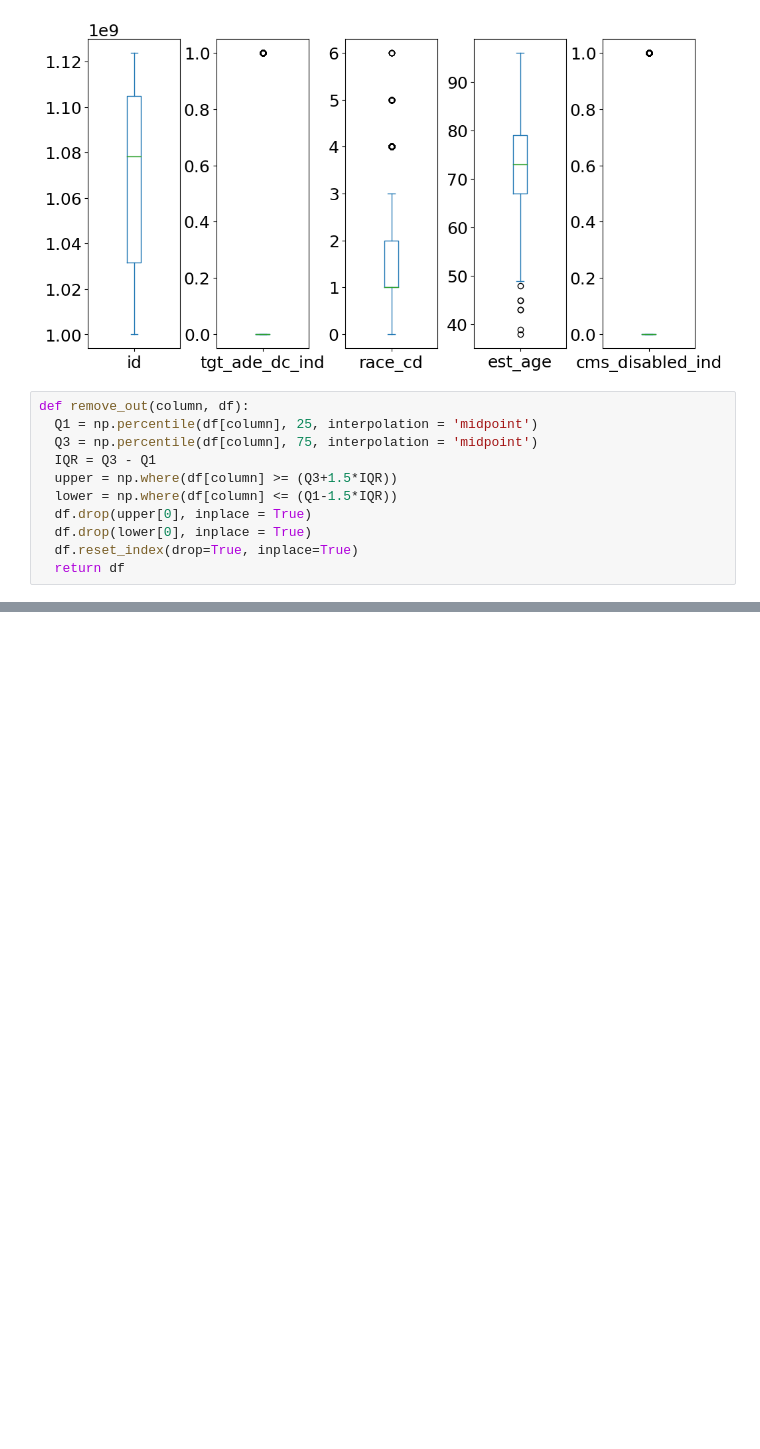
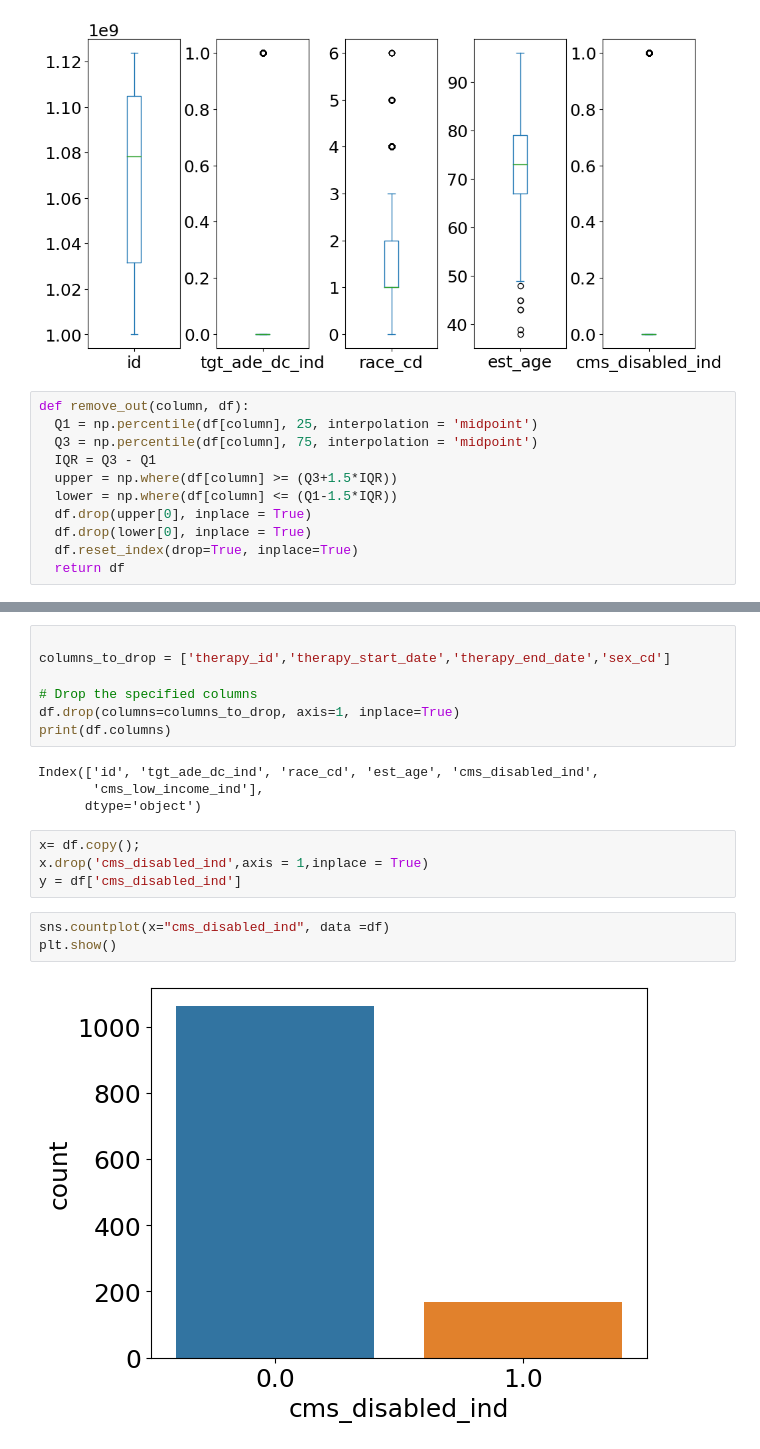
Before and after one commit to ranand97/ranand97, a Jupyter notebook: HumanaCompetion.ipynb, the cells around one changed output, grey strips where cells are left out. Drawn from its saved outputs; the diff is of its cells as text; blank space fills up the shorter version.

```diff
--- a/HumanaCompetion.ipynb
+++ b/HumanaCompetion.ipynb
@@ -111,0 +105,20 @@ ValueError: ignored
+# %%
+
+columns_to_drop = ['therapy_id','therapy_start_date','therapy_end_date','sex_cd']
+
+# Drop the specified columns
+df.drop(columns=columns_to_drop, axis=1, inplace=True)
+print(df.columns)
+# %% [output]
+Index(['id', 'tgt_ade_dc_ind', 'race_cd', 'est_age', 'cms_disabled_ind',
+       'cms_low_income_ind'],
+      dtype='object')
+# %%
+x= df.copy();
+x.drop('cms_disabled_ind',axis = 1,inplace = True)
+y = df['cms_disabled_ind']
+# %%
+sns.countplot(x="cms_disabled_ind", data =df)
+plt.show()
+# %% [output]
+[figure, added]
```
Also changed, not shown: parts of 13 cells of this notebook.
